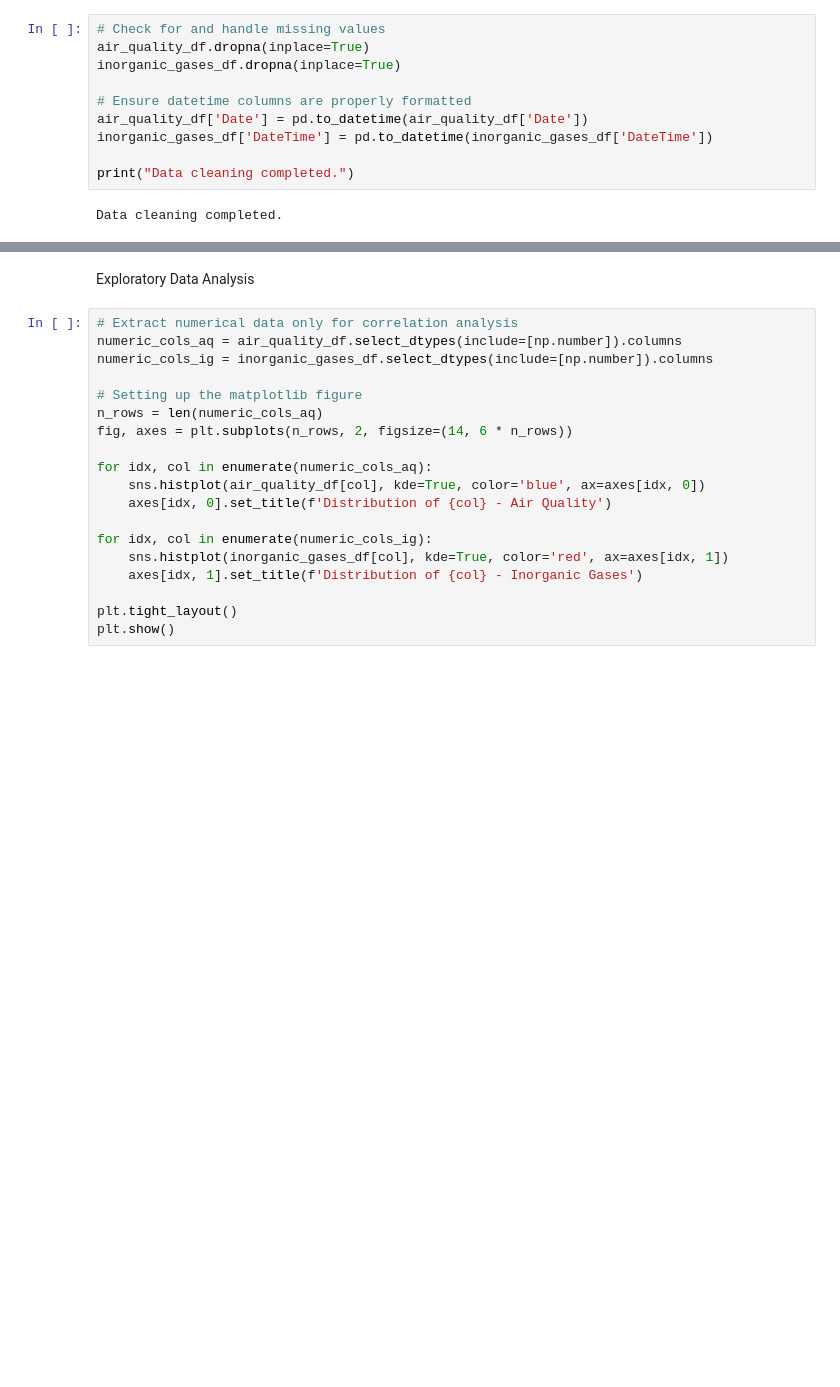
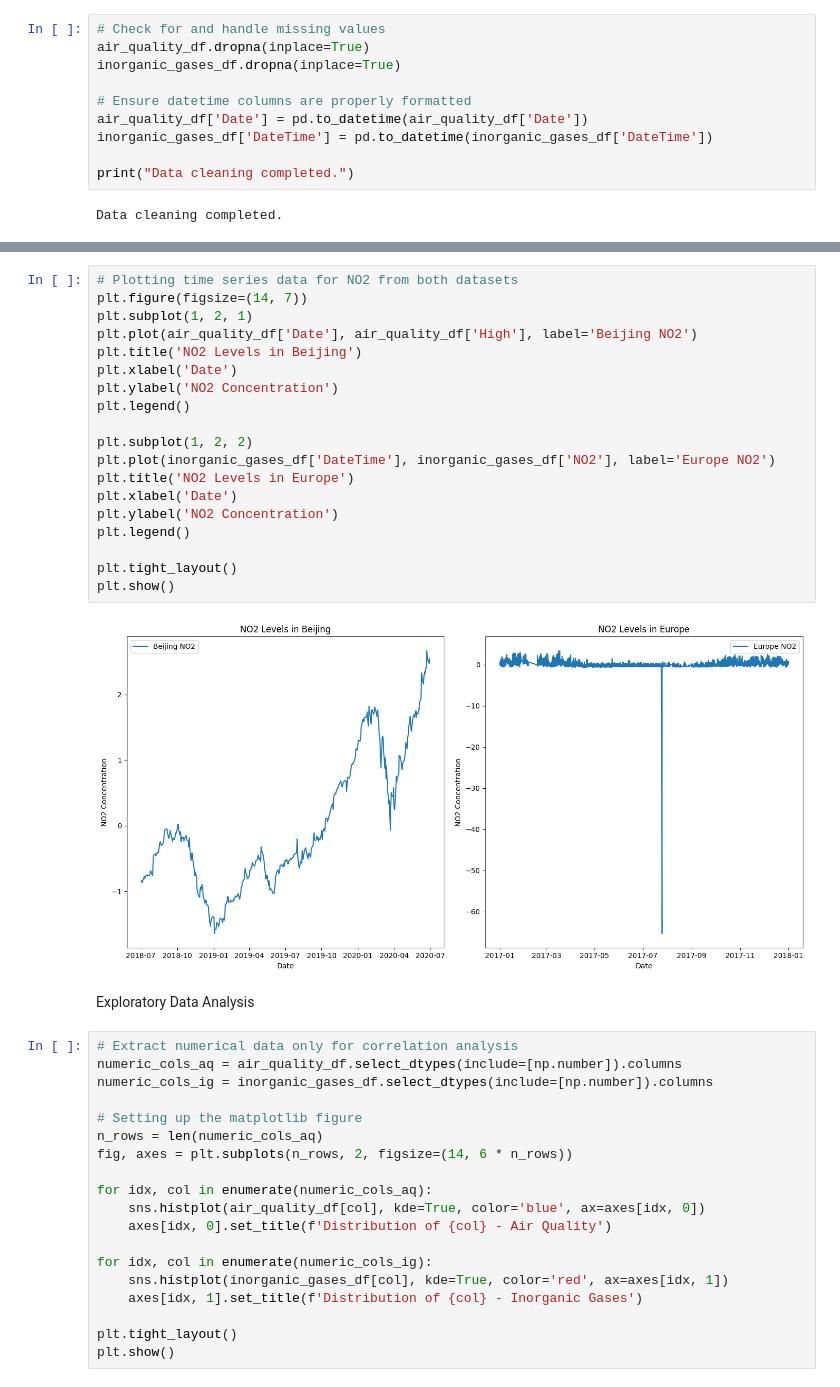
Before and after one commit to shadikhamsehh/made-template, a Jupyter notebook: project/data_analysis.ipynb, the cells around one changed output, grey strips where cells are left out. Drawn from its saved outputs; the diff is of its cells as text; blank space fills up the shorter version.

```diff
--- a/project/data_analysis.ipynb
+++ b/project/data_analysis.ipynb
@@ -82,3 +99,24 @@ Data cleaning completed.
+# %%
+# Plotting time series data for NO2 from both datasets
+plt.figure(figsize=(14, 7))
+plt.subplot(1, 2, 1)
+plt.plot(air_quality_df['Date'], air_quality_df['High'], label='Beijing NO2')
+plt.title('NO2 Levels in Beijing')
+plt.xlabel('Date')
+plt.ylabel('NO2 Concentration')
+plt.legend()
+
+plt.subplot(1, 2, 2)
+plt.plot(inorganic_gases_df['DateTime'], inorganic_gases_df['NO2'], label='Europe NO2')
+plt.title('NO2 Levels in Europe')
+plt.xlabel('Date')
+plt.ylabel('NO2 Concentration')
+plt.legend()
+
+plt.tight_layout()
+plt.show()
+# %% [output]
+[figure, added]
 # %% [markdown]
 Exploratory Data Analysis
 # %%
```
Also changed, not shown: parts of 2 cells of this notebook.
